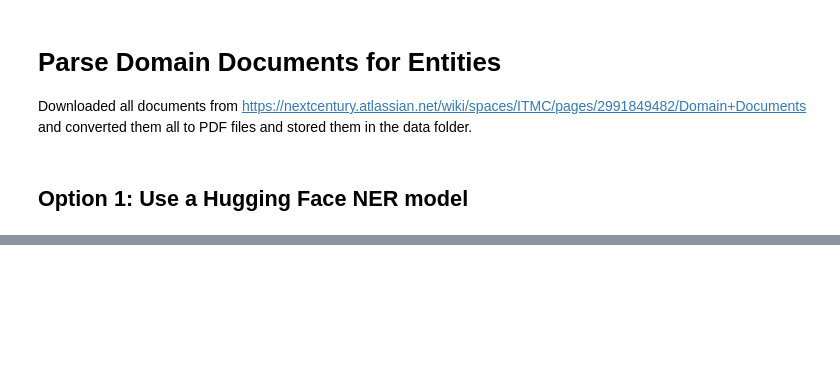
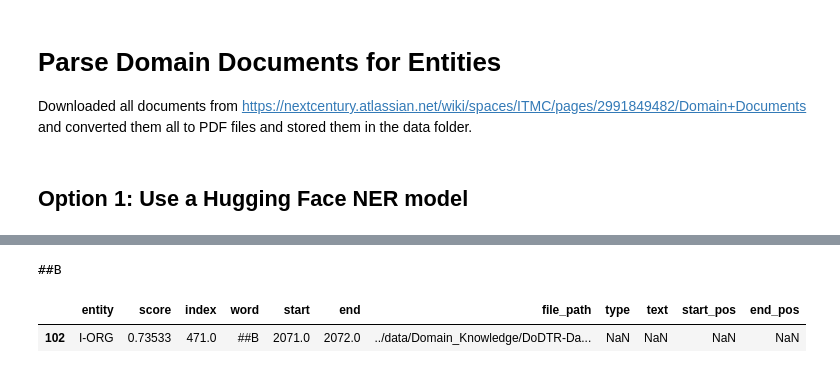
Before and after one commit to dbabbitt/itm-analysis-reporting-1, a Jupyter notebook: explorations/Parse Domain Documents for Entities.ipynb, the cells around one changed output, grey strips where cells are left out. Saved outputs shown, nothing was run; the diff lists cells and outputs as text; code cells hidden in the pictures; blank space fills up the shorter version.

```diff
--- a/explorations/Parse Domain Documents for Entities.ipynb
+++ b/explorations/Parse Domain Documents for Entities.ipynb
@@ -149,0 +249,10 @@ ValueError: [E088] Text of length 1156393 exceeds maximum of 1000000. The parser
+# %%
+
+for word, word_df in file_path_df.groupby('word'):
+    print(word)
+    display(word_df)
+    break
+# %% [output]
+##B
+|  | entity | score | index | word | start | end | file_path | type | text | start_pos | end_pos |
+| 102 | I-ORG | 0.73533 | 471.0 | ##B | 2071.0 | 2072.0 | ../data/Domain_Knowledge/DoDTR-Da... | NaN | NaN | NaN | NaN |
```
Also changed, not shown: parts of 16 cells of this notebook, 4 other files.
